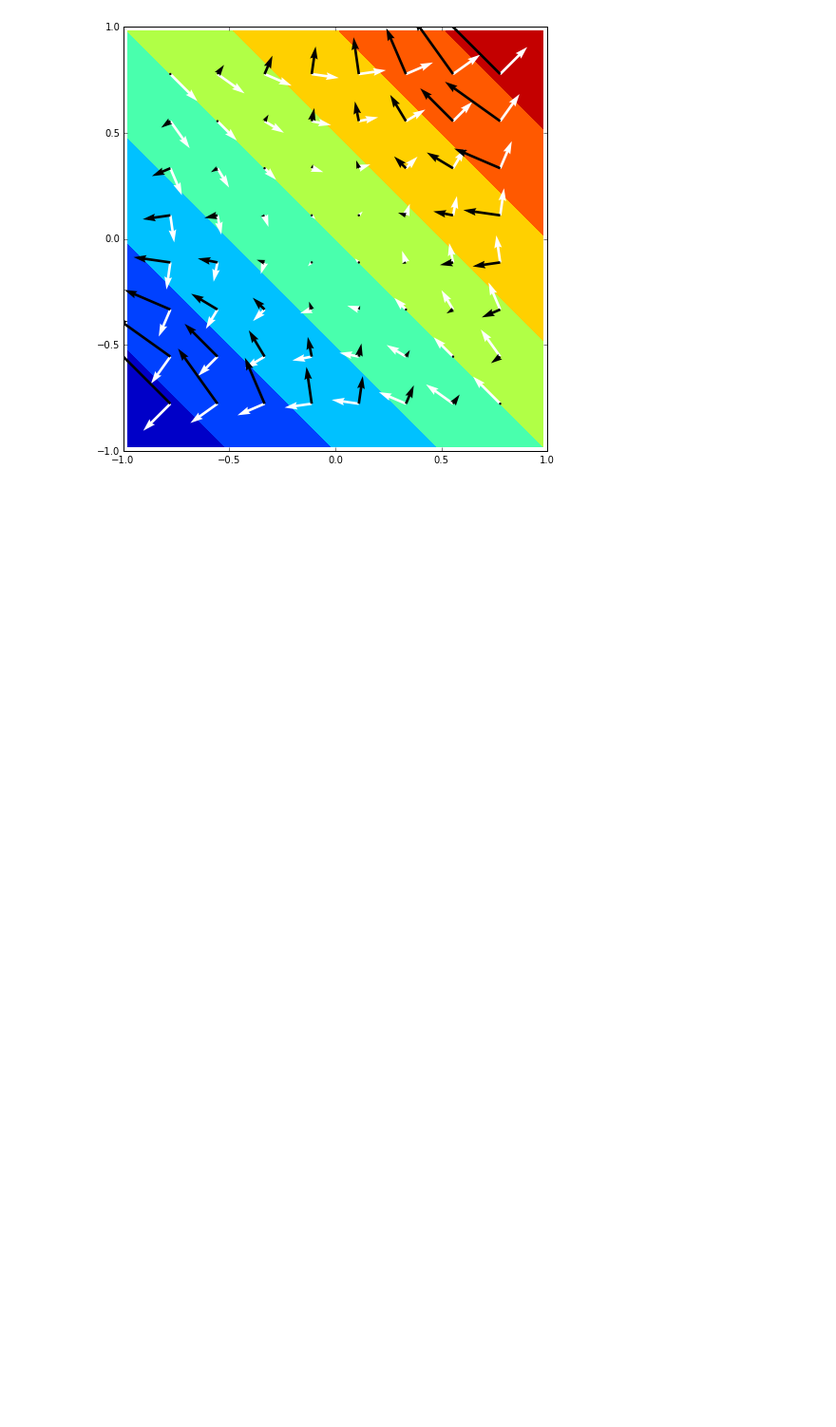
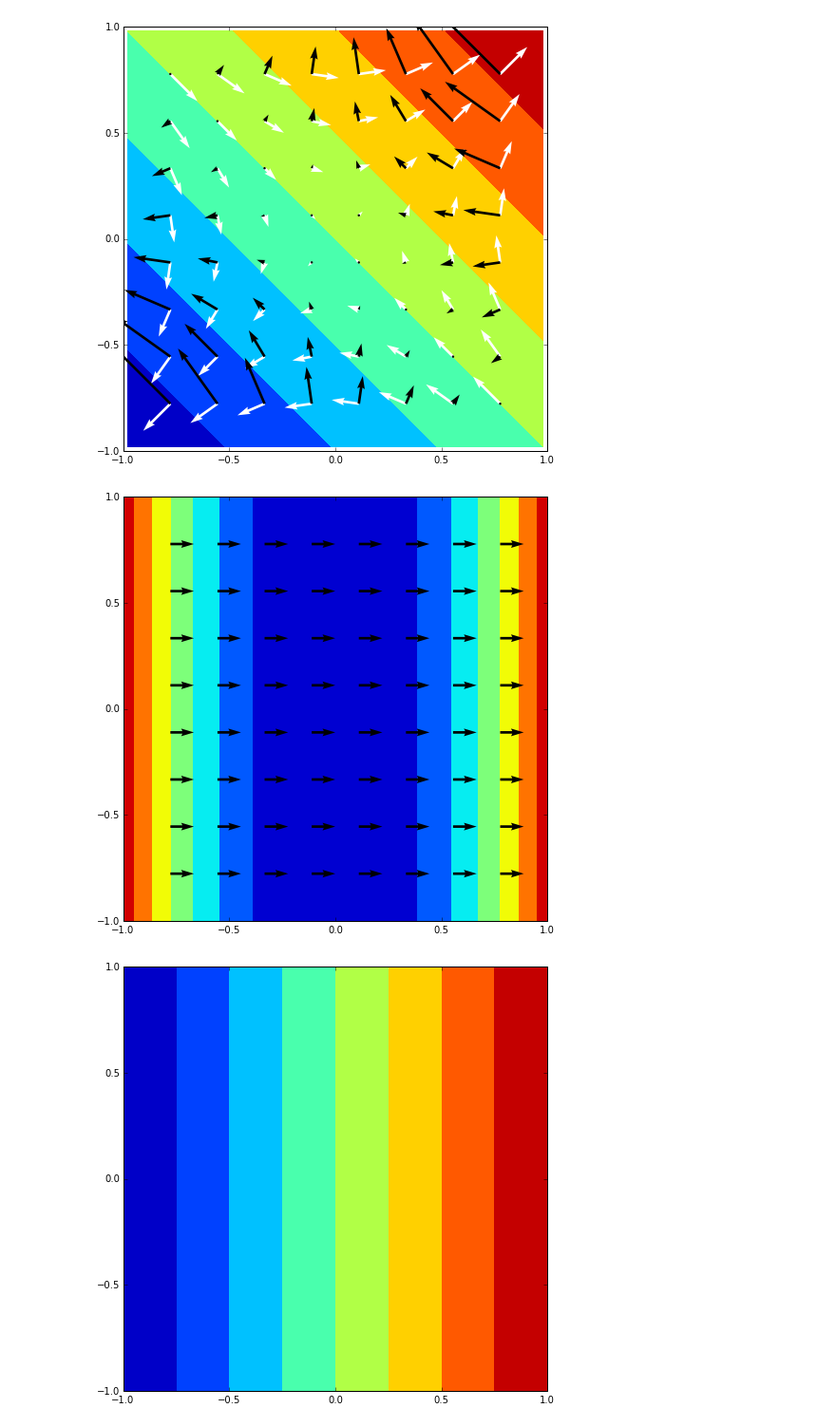
Before and after one commit to drufat/dec, a Jupyter notebook: notebooks/grids.ipynb, the cells around one changed output. Shown at 95% size. Drawn from its saved outputs; the diff is of its cells as text; code cells hidden in the pictures; blank space fills up the shorter version.

```diff
--- a/notebooks/grids.ipynb
+++ b/notebooks/grids.ipynb
@@ -198,3 +198,19 @@ def p(ax):
 format_fig(g, p)
 # %% [output]
 [figure]
+# %%
+#Lie Derivative f1.C(f0.D)
+f0 = form(0, c, (x**2,  )).P(g, True)
+f1 = form(1, c, (1, 0)).P(g, True)
+def p(ax):
+    X, Y = get_meshgrid(10, 10)
+    ax.contourf(XX, YY, f0.R(XX, YY))
+    ax.quiver(X, Y, *f1.R(X, Y), color='black')
+format_fig(g, p)
+def q(ax):
+    X, Y = get_meshgrid(10, 10)
+    ax.contourf(XX, YY, f1.C(f0.D).R(XX, YY))
+format_fig(g, q)
+# %% [output]
+[figure, added]
+[figure, added]
```
Also changed, not shown: parts of 1 cell of this notebook, 1 other file.
